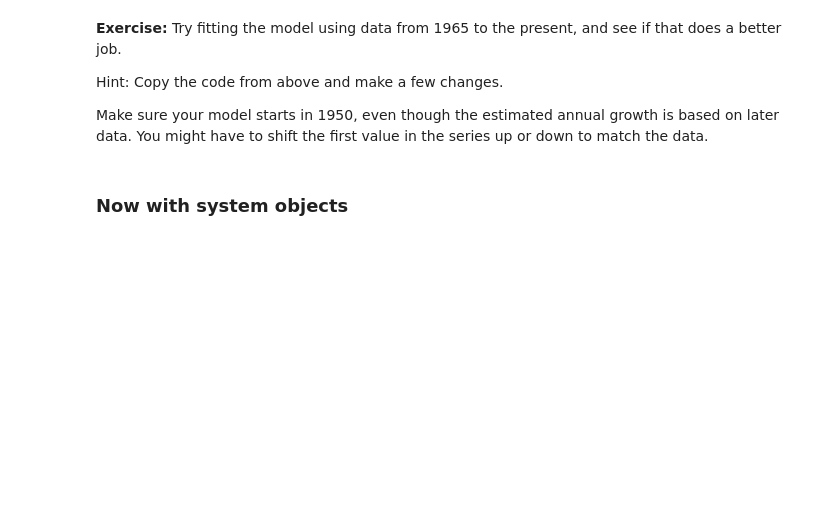
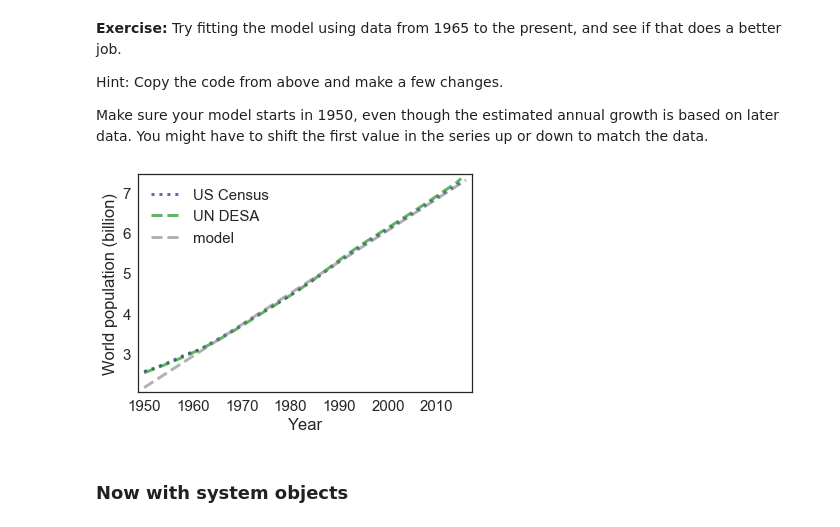
Before and after one commit to cusaitech/ModSimPy, a Jupyter notebook: code/chap03mine.ipynb, the cells around one changed output. Drawn from its saved outputs; the diff is of its cells as text; code cells hidden in the pictures; blank space fills up the shorter version.

```diff
--- a/code/chap03mine.ipynb
+++ b/code/chap03mine.ipynb
@@ -366,3 +364,22 @@ Make sure your model starts in 1950, even though the estimated annual growth is
+# %%
+# Solution goes here
+first_year = 1965
+last_year = census.index[-1]
+total_growth = census[last_year] - census[first_year]
+elapsed_time = last_year - first_year
+annual_growth = total_growth / elapsed_time
+
+results = TimeSeries()
+results[1950] = census[1950] - 0.40
+for t in linrange(1950, 2015):
+    results[t+1] = results[t] + annual_growth
+
+newfig()
+plot_estimates(table2)
+plot(results, '--', color='gray', label='model')
+decorate(xlabel='Year', ylabel='World population (billion)')
+# %% [output]
+[figure, added]
 # %% [markdown]
 ### Now with system objects
 # %% [markdown]
```
Also changed, not shown: parts of 28 cells of this notebook, 9 other files.
